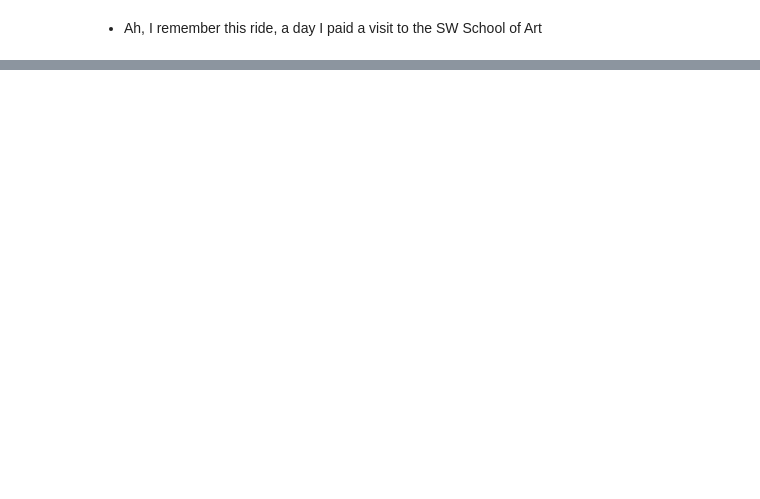
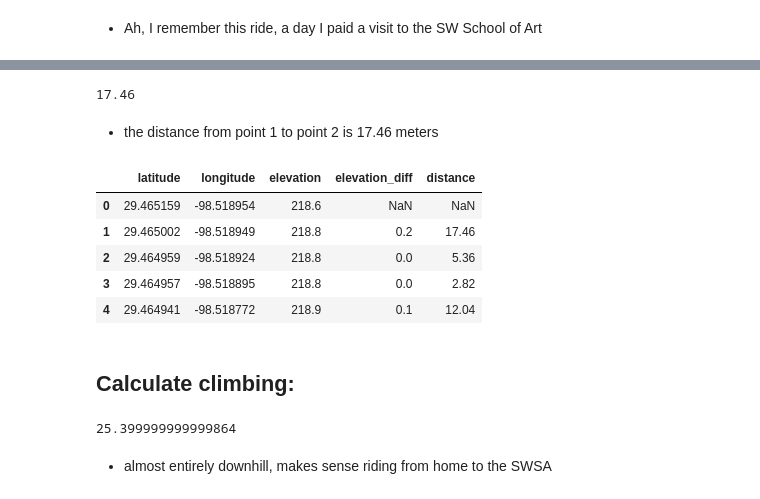
Before and after one commit to brianclements03/my_strava_project, a Jupyter notebook: New_GPX_Explo.ipynb, the cells around one changed output, grey strips where cells are left out. Drawn from its saved outputs; the diff is of its cells as text; code cells hidden in the pictures; blank space fills up the shorter version.

```diff
--- a/New_GPX_Explo.ipynb
+++ b/New_GPX_Explo.ipynb
@@ -206,0 +221,4 @@ folium.Map?
+# %%
+route_df['elevation_diff'] = route_df['elevation'].diff()
+
+route_df.head()
@@ -206,0 +232,50 @@ folium.Map?
+# %%
+def haversine_distance(lat1, lon1, lat2, lon2) -> float:
+    distance = hs.haversine(
+        point1=(lat1, lon1),
+        point2=(lat2,lon2),
+        unit=hs.Unit.METERS
+    )
+    return np.round(distance,  2)
+# %%
+haversine_distance(
+    lat1=route_df.iloc[0]['latitude'],
+    lon1=route_df.iloc[0]['longitude'],
+    lat2=route_df.iloc[1]['latitude'],
+    lon2=route_df.iloc[1]['longitude']
+)
+# %% [output]
+17.46
+# %% [markdown]
+-  the distance from point 1 to point 2 is 17.46 meters
+# %%
+distances = [np.nan]
+# since we can't calculate the distance for the first data point
+for i in range(len(route_df)):
+    if i == 0:
+        continue
+    else:
+        distances.append(haversine_distance(
+            lat1=route_df.iloc[i-1]['latitude'],
+            lon1=route_df.iloc[i-1]['longitude'],
+            lat2=route_df.iloc[i]['latitude'],
+            lon2=route_df.iloc[i]['longitude']
+        ))
+# %%
+route_df['distance'] = distances
+route_df.head()
+# %% [output]
+|  | latitude | longitude | elevation | elevation_diff | distance |
+| 0 | 29.465159 | -98.518954 | 218.6 | NaN | NaN |
+| 1 | 29.465002 | -98.518949 | 218.8 | 0.2 | 17.46 |
+| 2 | 29.464959 | -98.518924 | 218.8 | 0.0 | 5.36 |
+| 3 | 29.464957 | -98.518895 | 218.8 | 0.0 | 2.82 |
+| 4 | 29.464941 | -98.518772 | 218.9 | 0.1 | 12.04 |
+# %% [markdown]
+## Calculate climbing:
+# %%
+route_df[route_df['elevation_diff'] > 0]['elevation_diff'].sum()
+# %% [output]
+25.399999999999864
+# %% [markdown]
+- almost entirely downhill, makes sense riding from home to the SWSA
```
Also changed, not shown: parts of 4 cells of this notebook.
